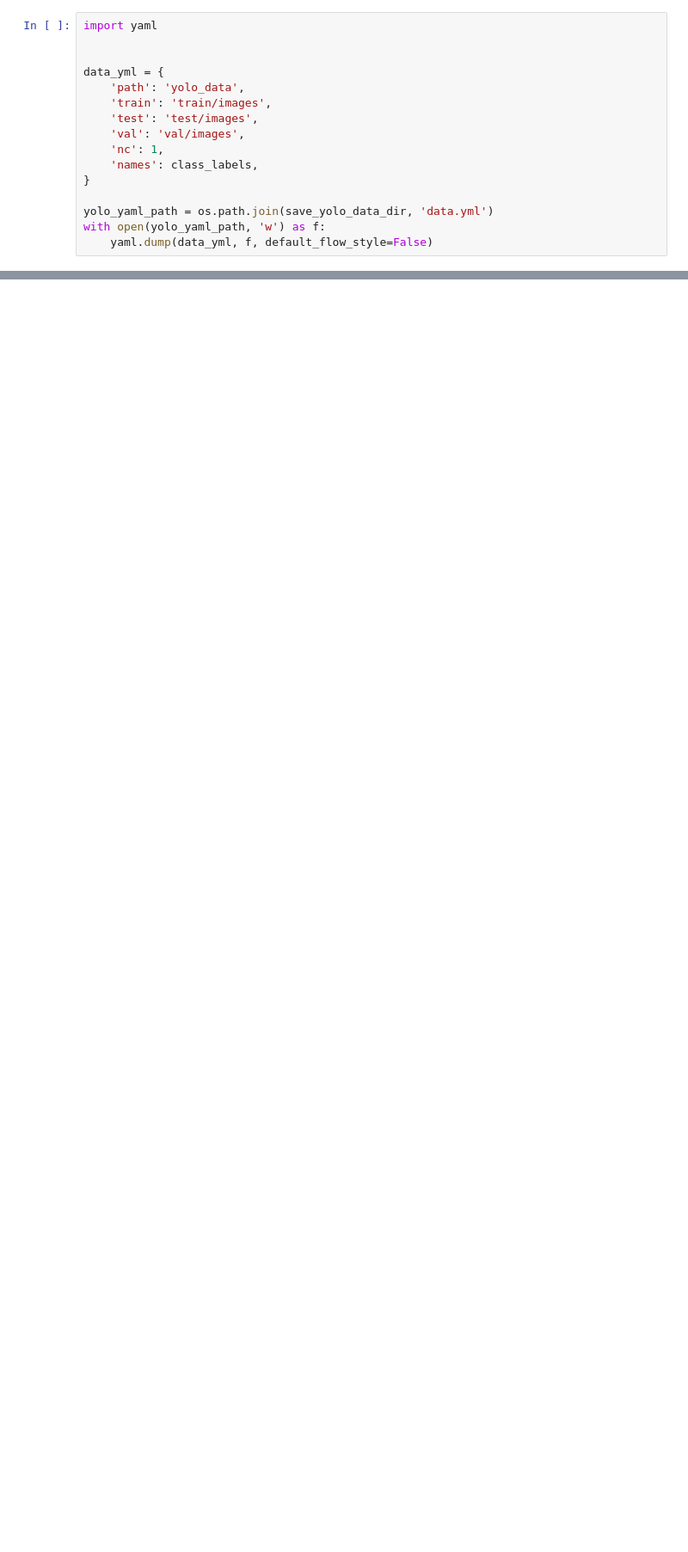
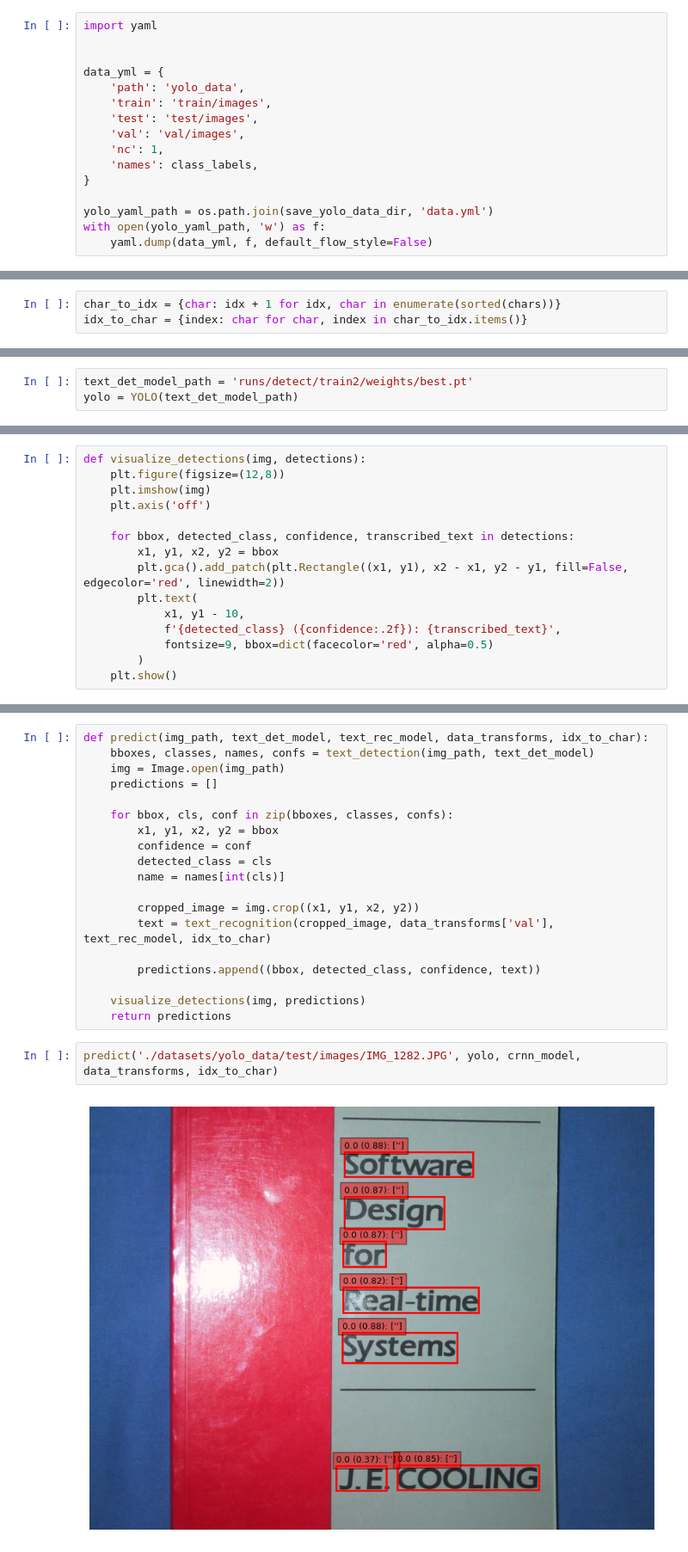
Before and after one commit to ducnd58233/scene-text-recognition, a Jupyter notebook: notebooks/ocr.ipynb, the cells around one changed output, grey strips where cells are left out. Shown at 86% size. Saved outputs shown, nothing was run; the diff lists cells and outputs as text; blank space fills up the shorter version.

Commit message:
feat: Created using Colab and implement text recognition

```diff
--- a/notebooks/ocr.ipynb
+++ b/notebooks/ocr.ipynb
@@ -308,0 +467,3 @@ metrics = model.eval()
+# %%
+char_to_idx = {char: idx + 1 for idx, char in enumerate(sorted(chars))}
+idx_to_char = {index: char for char, index in char_to_idx.items()}
@@ -308,0 +841,3 @@ metrics = model.eval()
+# %%
+text_det_model_path = 'runs/detect/train2/weights/best.pt'
+yolo = YOLO(text_det_model_path)
@@ -308,0 +921,15 @@ metrics = model.eval()
+# %%
+def visualize_detections(img, detections):
+    plt.figure(figsize=(12,8))
+    plt.imshow(img)
+    plt.axis('off')
+
+    for bbox, detected_class, confidence, transcribed_text in detections:
+        x1, y1, x2, y2 = bbox
+        plt.gca().add_patch(plt.Rectangle((x1, y1), x2 - x1, y2 - y1, fill=False, edgecolor='red', linewidth=2))
+        plt.text(
+            x1, y1 - 10,
+            f'{detected_class} ({confidence:.2f}): {transcribed_text}',
+            fontsize=9, bbox=dict(facecolor='red', alpha=0.5)
+        )
+    plt.show()
@@ -308,0 +975,23 @@ metrics = model.eval()
+# %%
+def predict(img_path, text_det_model, text_rec_model, data_transforms, idx_to_char):
+    bboxes, classes, names, confs = text_detection(img_path, text_det_model)
+    img = Image.open(img_path)
+    predictions = []
+
+    for bbox, cls, conf in zip(bboxes, classes, confs):
+        x1, y1, x2, y2 = bbox
+        confidence = conf
+        detected_class = cls
+        name = names[int(cls)]
+
+        cropped_image = img.crop((x1, y1, x2, y2))
+        text = text_recognition(cropped_image, data_transforms['val'], text_rec_model, idx_to_char)
+
+        predictions.append((bbox, detected_class, confidence, text))
+
+    visualize_detections(img, predictions)
+    return predictions
+# %%
+predict('./datasets/yolo_data/test/images/IMG_1282.JPG', yolo, crnn_model, data_transforms, idx_to_char)
+# %% [output]
+[figure, added]
```
Also changed, not shown: parts of 42 cells of this notebook.
